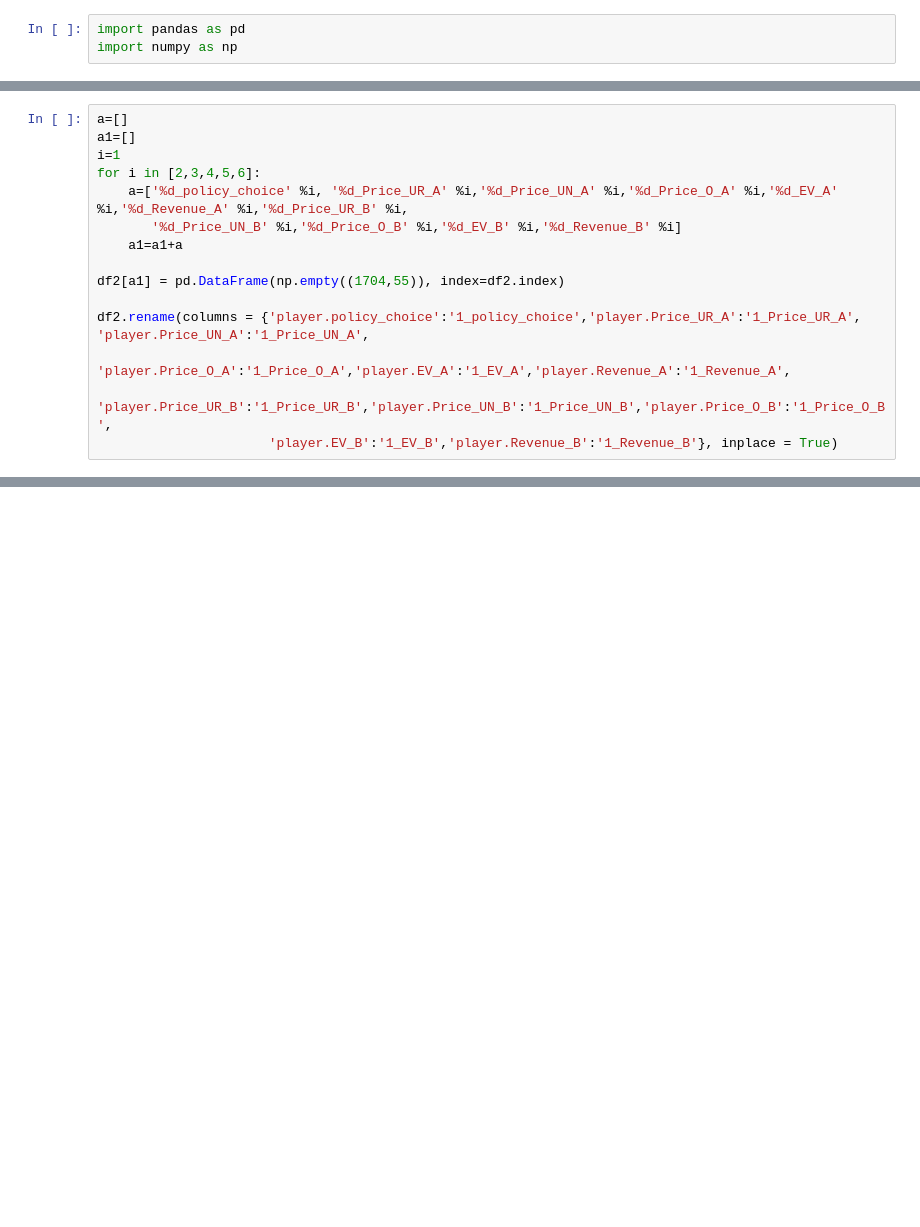
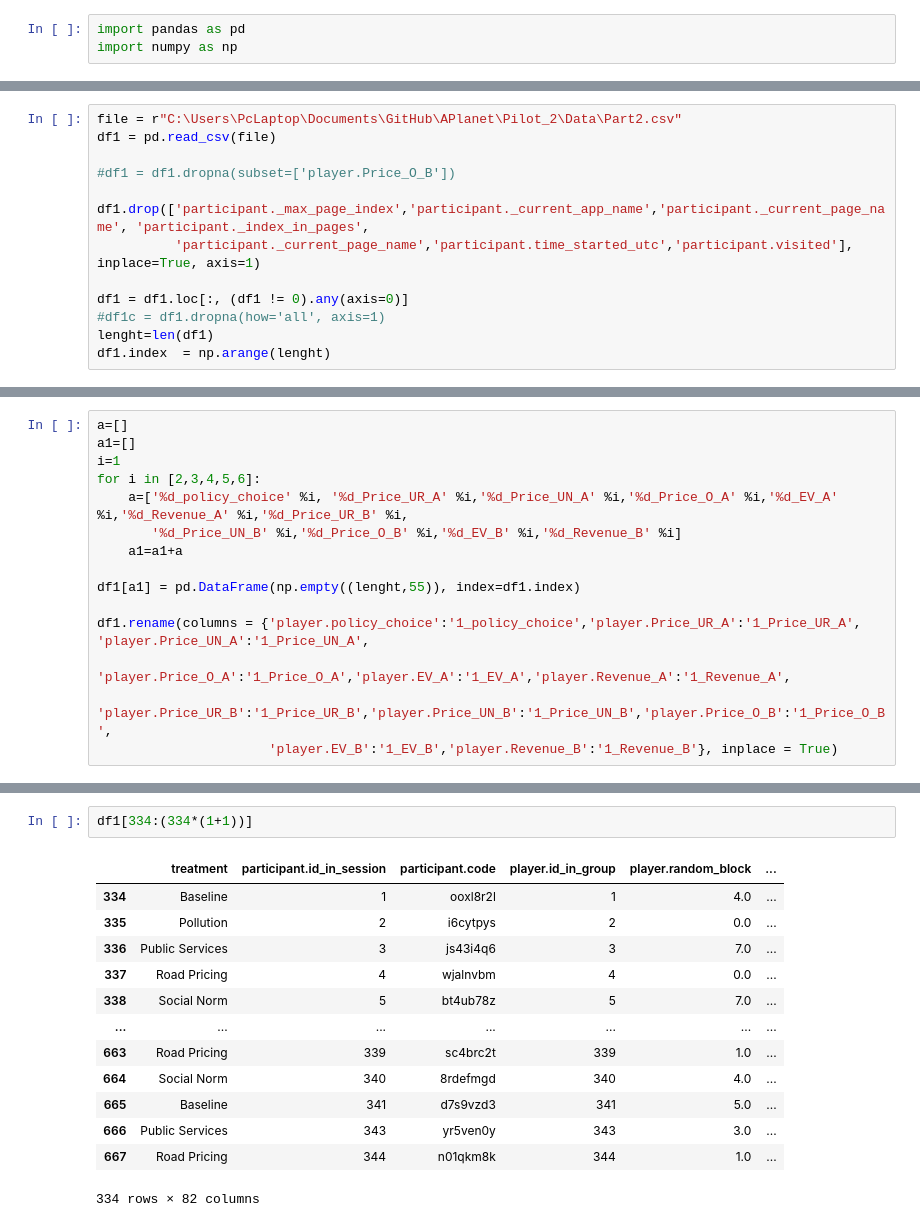
Before and after one commit to saraghivarello/APlanet, a Jupyter notebook: Pilot_2/Rearrange_datasets/part2_to_rows.ipynb, the cells around one changed output, grey strips where cells are left out. Drawn from its saved outputs; the diff is of its cells as text; blank space fills up the shorter version.

```diff
--- a/Pilot_2/Rearrange_datasets/part2_to_rows.ipynb
+++ b/Pilot_2/Rearrange_datasets/part2_to_rows.ipynb
@@ -23,0 +4,13 @@ df2 = df2.loc[:, (df2 != 0).any(axis=0)]
+# %%
+file = r"C:\Users\PcLaptop\Documents\GitHub\APlanet\Pilot_2\Data\Part2.csv"
+df1 = pd.read_csv(file)
+
+#df1 = df1.dropna(subset=['player.Price_O_B'])
+
+df1.drop(['participant._max_page_index','participant._current_app_name','participant._current_page_name', 'participant._index_in_pages',
+          'participant._current_page_name','participant.time_started_utc','participant.visited'], inplace=True, axis=1)
+
+df1 = df1.loc[:, (df1 != 0).any(axis=0)]
+#df1c = df1.dropna(how='all', axis=1)
+lenght=len(df1)
+df1.index  = np.arange(lenght)
@@ -30,9 +27,9 @@ for i in [2,3,4,5,6]:
        '%d_Price_UN_B' %i,'%d_Price_O_B' %i,'%d_EV_B' %i,'%d_Revenue_B' %i]
     a1=a1+a
 
-df2[a1] = pd.DataFrame(np.empty((1704,55)), index=df2.index)
+df1[a1] = pd.DataFrame(np.empty((lenght,55)), index=df1.index)
 
-df2.rename(columns = {'player.policy_choice':'1_policy_choice','player.Price_UR_A':'1_Price_UR_A', 'player.Price_UN_A':'1_Price_UN_A',
+df1.rename(columns = {'player.policy_choice':'1_policy_choice','player.Price_UR_A':'1_Price_UR_A', 'player.Price_UN_A':'1_Price_UN_A',
                       'player.Price_O_A':'1_Price_O_A','player.EV_A':'1_EV_A','player.Revenue_A':'1_Revenue_A',
                       'player.Price_UR_B':'1_Price_UR_B','player.Price_UN_B':'1_Price_UN_B','player.Price_O_B':'1_Price_O_B',
                       'player.EV_B':'1_EV_B','player.Revenue_B':'1_Revenue_B'}, inplace = True)
@@ -38,0 +68,16 @@ df2.rename(columns = {'player.policy_choice':'1_policy_choice','player.Price_UR_
+# %%
+df1[334:(334*(1+1))]
+# %% [output]
+|  | treatment | participant.id_in_session | participant.code | player.id_in_group | player.random_block | ... |
+| 334 | Baseline | 1 | ooxl8r2l | 1 | 4.0 | ... |
+| 335 | Pollution | 2 | i6cytpys | 2 | 0.0 | ... |
+| 336 | Public Services | 3 | js43i4q6 | 3 | 7.0 | ... |
+| 337 | Road Pricing | 4 | wjalnvbm | 4 | 0.0 | ... |
+| 338 | Social Norm | 5 | bt4ub78z | 5 | 7.0 | ... |
+| ... | ... | ... | ... | ... | ... | ... |
+| 663 | Road Pricing | 339 | sc4brc2t | 339 | 1.0 | ... |
+| 664 | Social Norm | 340 | 8rdefmgd | 340 | 4.0 | ... |
+| 665 | Baseline | 341 | d7s9vzd3 | 341 | 5.0 | ... |
+| 666 | Public Services | 343 | yr5ven0y | 343 | 3.0 | ... |
+| 667 | Road Pricing | 344 | n01qkm8k | 344 | 1.0 | ... |
+334 rows × 82 columns
```
Also changed, not shown: parts of 24 cells of this notebook, 4 other files.
